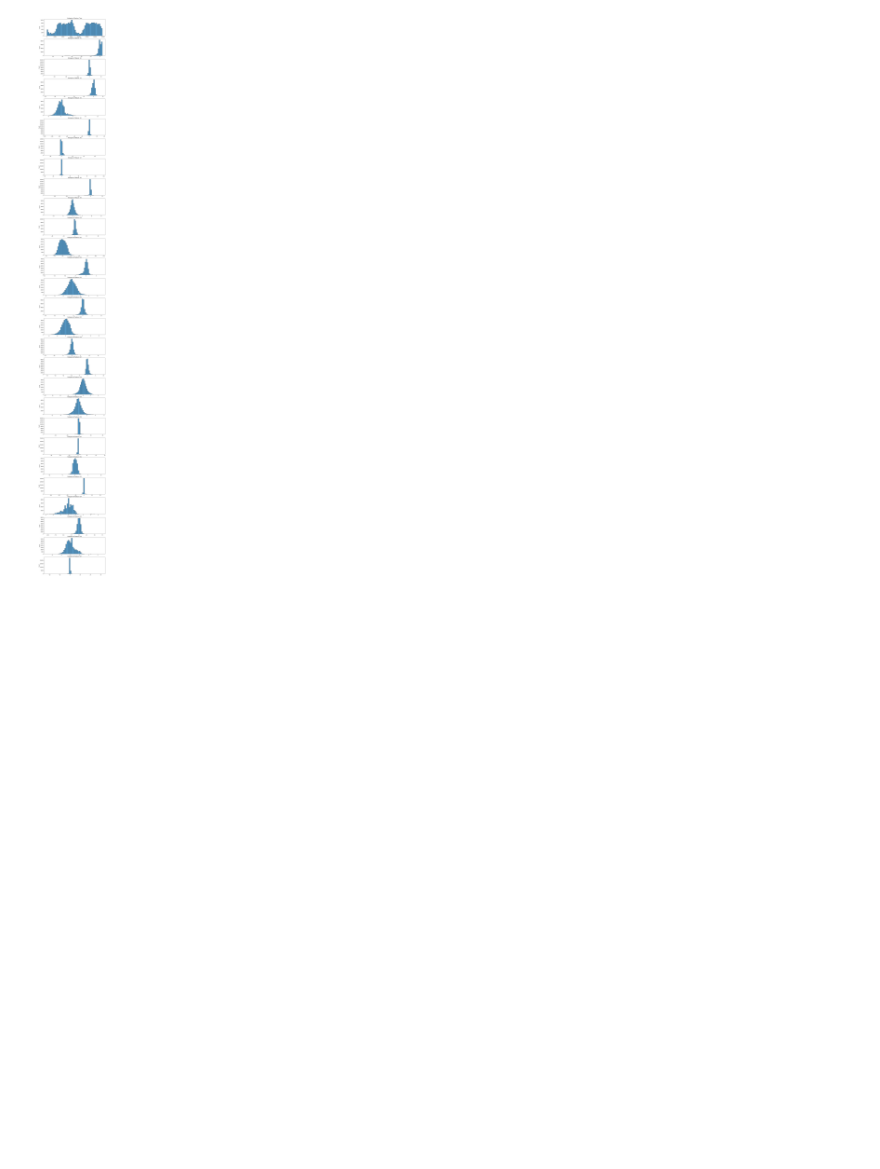
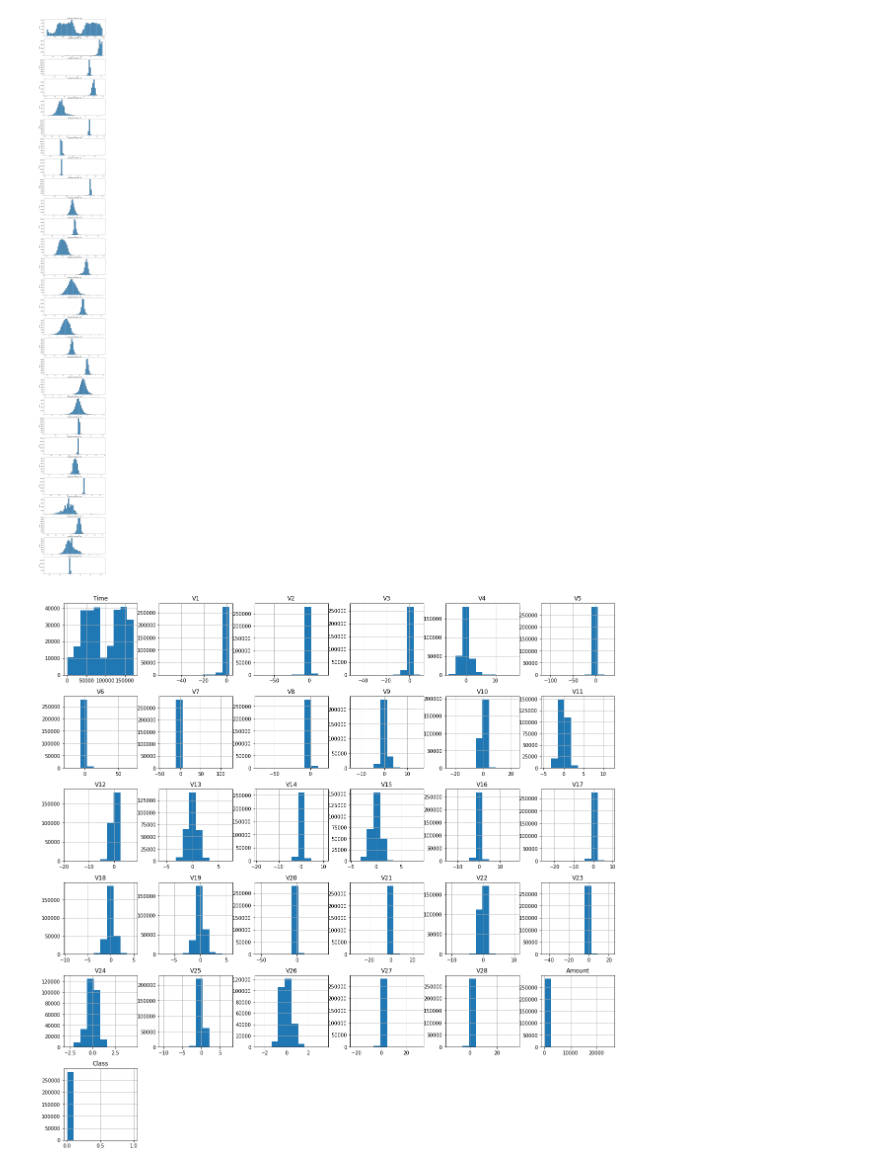
Before and after one commit to mish524/ML_Assignment2_IT18198232_IT18203554_IT18202632_IT18214376, a Jupyter notebook: CreditCardFraudDetectionUsingRandomForest.ipynb, the cells around one changed output. Cells and saved outputs as stored; diff of their text form; code cells hidden in the pictures; blank space fills up the shorter version.

```diff
--- a/CreditCardFraudDetectionUsingRandomForest.ipynb
+++ b/CreditCardFraudDetectionUsingRandomForest.ipynb
@@ -87,3 +87,9 @@ for i, c in enumerate(data[features]):
 plt.show()
 # %% [output]
 [figure]
+# %%
+# Plot histograms of each parameter
+data.hist(figsize = (20, 20))
+plt.show()
+# %% [output]
+[figure, added]
```
